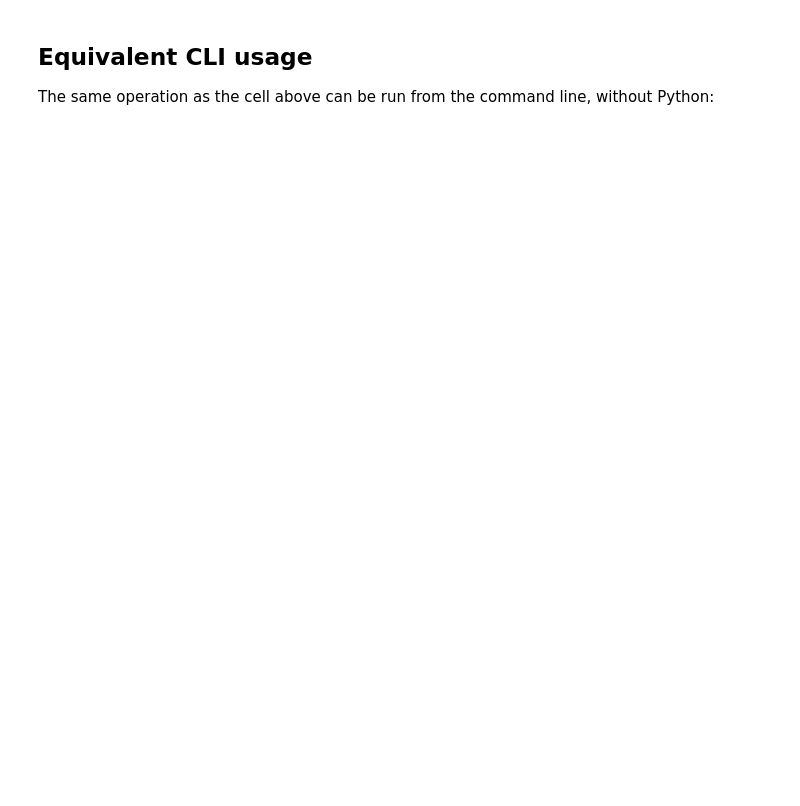
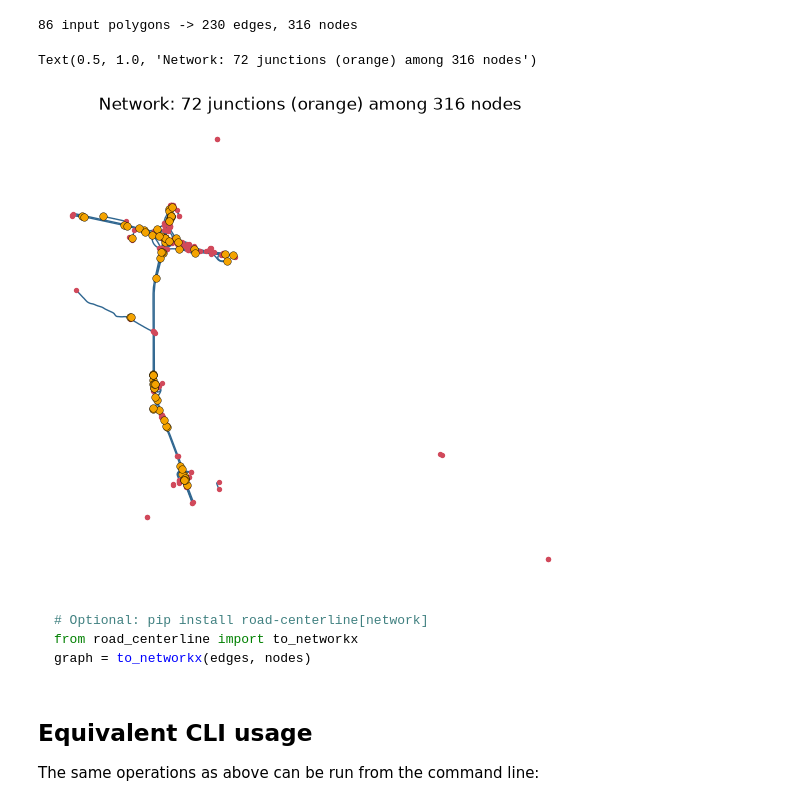
Before and after one commit to DBishal13/Road-Centerline, a Jupyter notebook: Notebooks/centerline.ipynb, the cells around one changed output. Cells and saved outputs as stored; diff of their text form; code cells hidden in the pictures; blank space fills up the shorter version.

````diff
--- a/Notebooks/centerline.ipynb
+++ b/Notebooks/centerline.ipynb
@@ -20,0 +55,24 @@ process_file(input_road_polygon, output_centerline, densify=True, densify_distan
+# %%
+import pandas as pd
+from shapely.geometry import Polygon
+
+import pygeoops
+from road_centerline.crs import resolve_working_crs
+
+bowtie = Polygon([(0, 0), (100, 10), (100, 0), (0, 10)])  # self-intersecting
+print("bowtie is_valid:", bowtie.is_valid)
+
+working_gdf, _ = resolve_working_crs(gdf)
+bad_row = gpd.GeoDataFrame({"osm_id": [-1]}, geometry=[bowtie], crs=working_gdf.crs)
+gdf_with_bad_row = gpd.GeoDataFrame(
+    pd.concat([working_gdf, bad_row], ignore_index=True), crs=working_gdf.crs
+)
+
+try:
+    pygeoops.centerline(gdf_with_bad_row.geometry)
+    print("raw pygeoops: succeeded (unexpected)")
+except Exception as e:
+    print(f"raw pygeoops fails on invalid input: {type(e).__name__}")
+
+result = compute_centerlines(gdf_with_bad_row, target_crs=working_gdf.crs)
+print(f"road-centerline (auto-repair): {len(result)} rows, all valid = {result.geometry.is_valid.all()}")
@@ -21,4 +126,32 @@ process_file(input_road_polygon, output_centerline, densify=True, densify_distan
+# %%
+metric_centerlines = centerlines.to_crs(working_gdf.crs)
+edges, nodes = build_network(metric_centerlines, snap_tolerance=1.0)
+print(f"{len(metric_centerlines)} input polygons -> {len(edges)} edges, {len(nodes)} nodes")
+
+degree = edges["u"].value_counts().add(edges["v"].value_counts(), fill_value=0)
+junction_ids = set(degree[degree >= 3].index)
+nodes = nodes.copy()
+nodes["is_junction"] = nodes["node_id"].isin(junction_ids)
+
+fig, ax = plt.subplots(figsize=(7, 6))
+edges.plot(ax=ax, color="#2f6690", linewidth=1)
+nodes[~nodes["is_junction"]].plot(ax=ax, color="#d1495b", markersize=8, zorder=3)
+nodes[nodes["is_junction"]].plot(
+    ax=ax, color="#f4a300", markersize=30, zorder=4, edgecolor="black", linewidth=0.3
+)
+ax.set_axis_off()
+ax.set_title(f"Network: {len(junction_ids)} junctions (orange) among {len(nodes)} nodes")
+# %% [output]
+86 input polygons -> 230 edges, 316 nodes
+Text(0.5, 1.0, 'Network: 72 junctions (orange) among 316 nodes')
+[figure, added]
+# %% [markdown]
+```python
+# Optional: pip install road-centerline[network]
+from road_centerline import to_networkx
+graph = to_networkx(edges, nodes)
+```
 # %% [markdown]
 ## Equivalent CLI usage
 
-The same operation as the cell above can be run from the command line, without Python:
+The same operations as above can be run from the command line:
````
Also changed, not shown: parts of 17 cells of this notebook, 21 other files.
